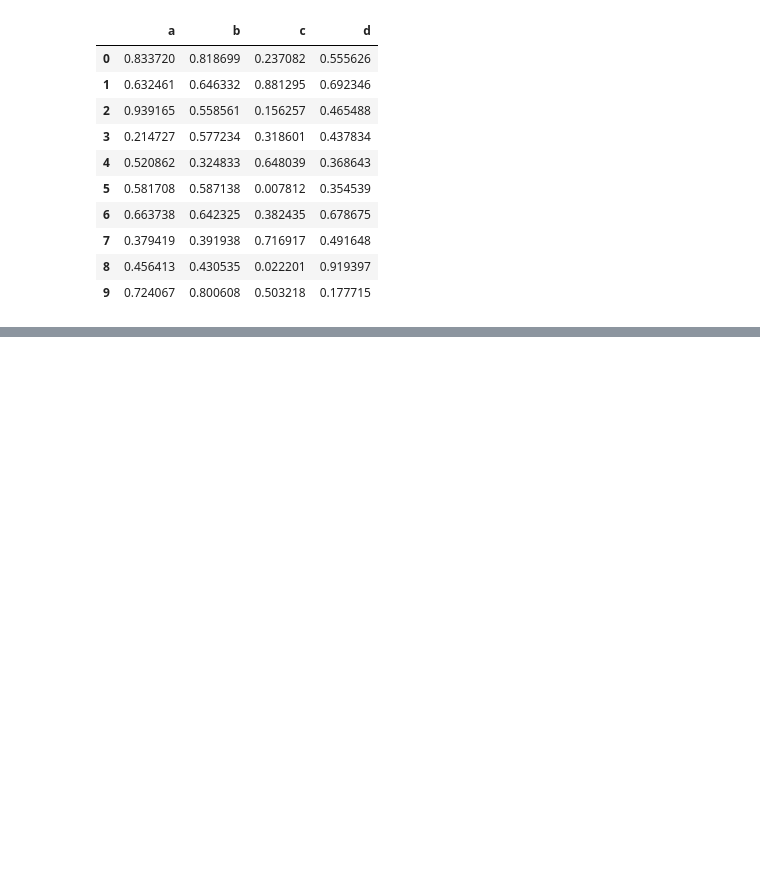
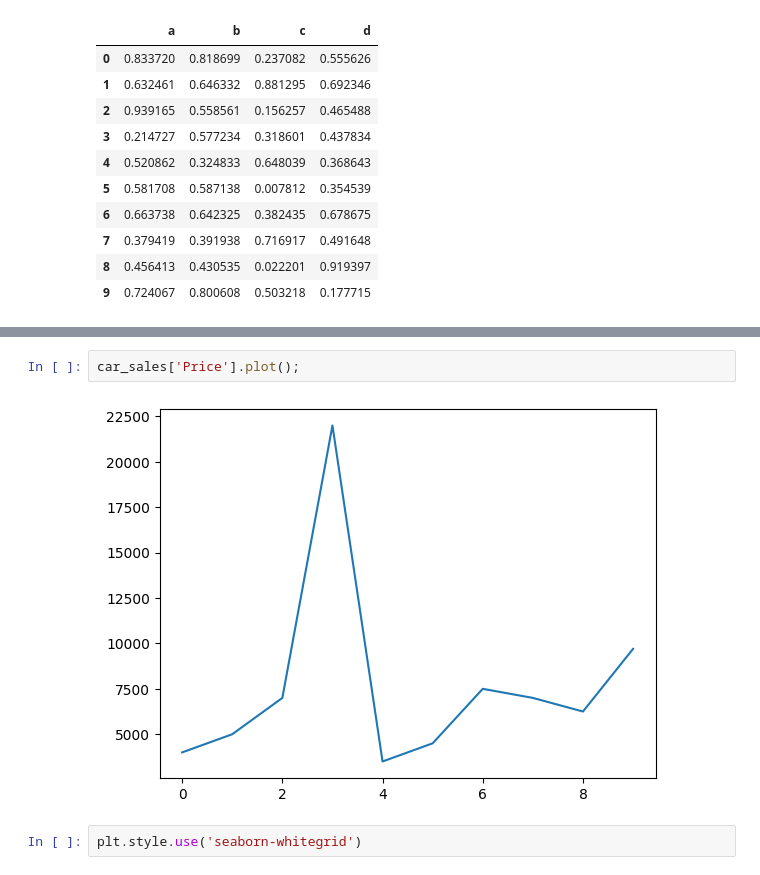
Before and after one commit to DHughes666/ML_Project_Uno, a Jupyter notebook: Data Visualization.ipynb, the cells around one changed output, grey strips where cells are left out. Saved outputs shown, nothing was run; the diff lists cells and outputs as text; blank space fills up the shorter version.

```diff
--- a/Data Visualization.ipynb
+++ b/Data Visualization.ipynb
@@ -661,0 +737,6 @@ ax1.axhline(y=over_50['thalach'].mean(), linestyle='--');
+# %%
+car_sales['Price'].plot();
+# %% [output]
+[figure, added]
+# %%
+plt.style.use('seaborn-whitegrid')
```
Also changed, not shown: parts of 74 cells of this notebook.
